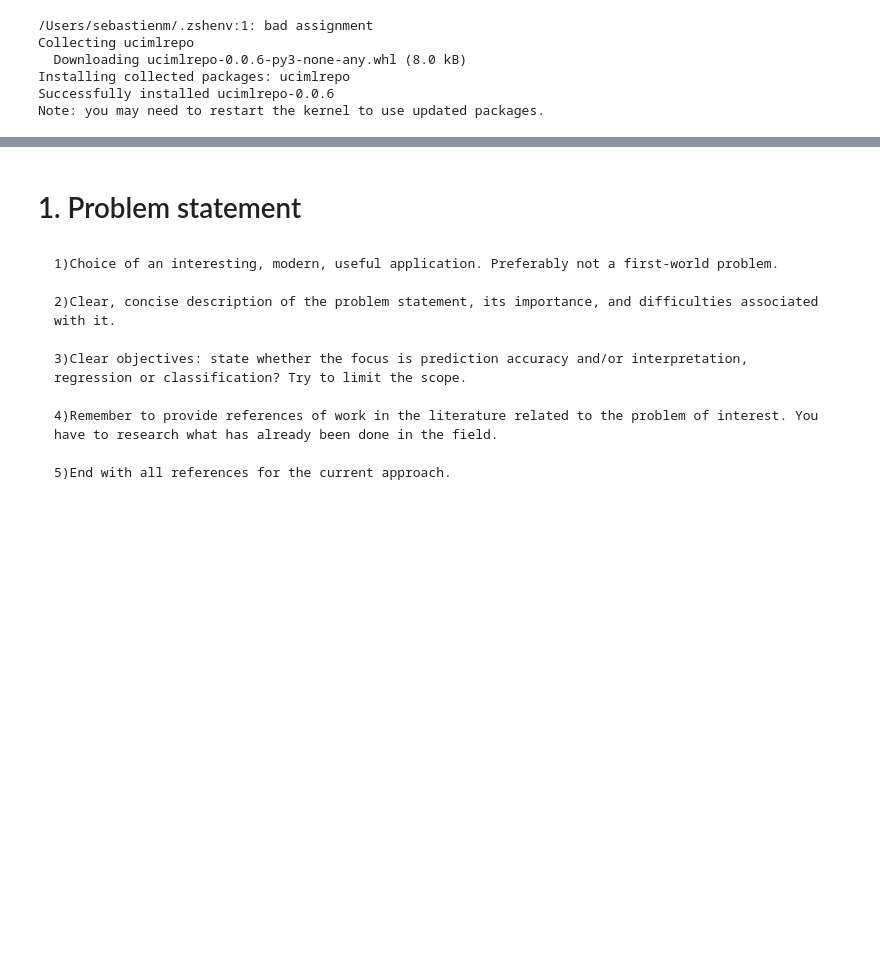
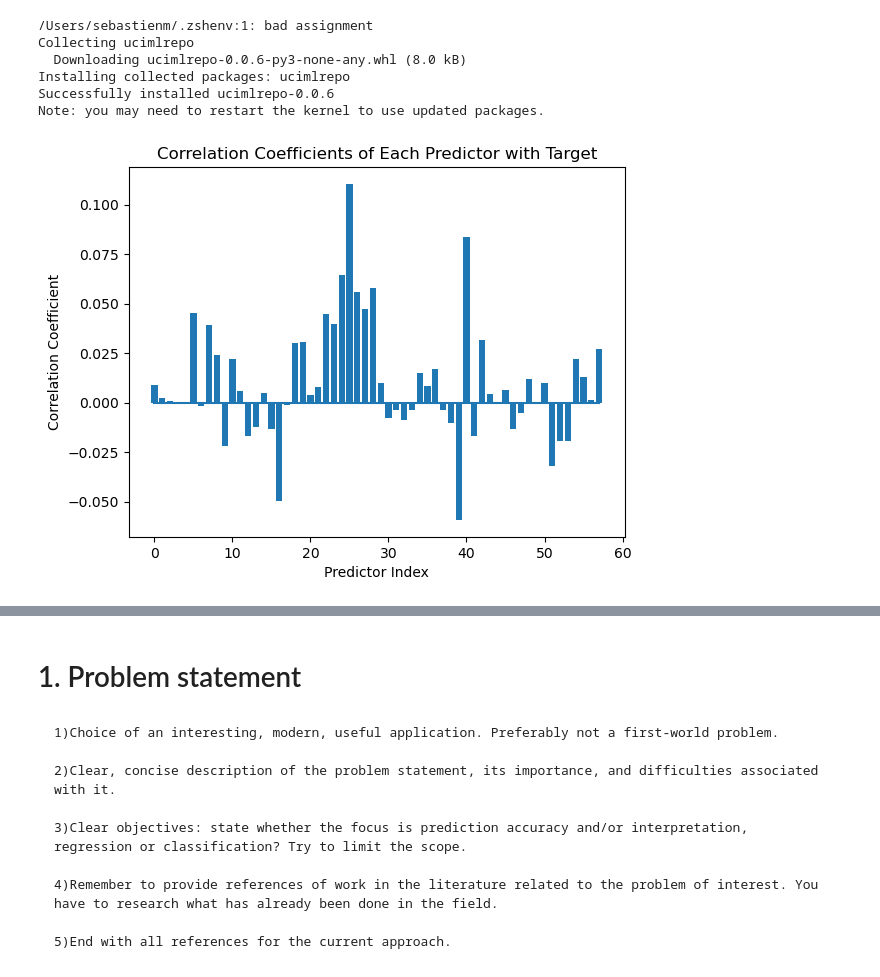
Before and after one commit to SebastienMeniere/Data-Science-A1, a Jupyter notebook: A1_project.ipynb, the cells around one changed output, grey strips where cells are left out. Cells and saved outputs as stored; diff of their text form; code cells hidden in the pictures; blank space fills up the shorter version.

```diff
--- a/A1_project.ipynb
+++ b/A1_project.ipynb
@@ -15,0 +16,30 @@ data =(pd.read_csv("OnlineNewsPopularity/OnlineNewsPopularity.csv"))
+# %%
+#data preprocessing, we have the to remove some columns, and make some changes to the target
+data =(pd.read_csv("OnlineNewsPopularity/OnlineNewsPopularity.csv"))
+df = data.drop(['url'], axis = 1)
+df = df.drop([' timedelta'], axis = 1)
+#timedelta and url are non predictive
+X = df.drop([' shares'], axis = 1)
+y = (df[' shares'])
+y_bins = np.zeros(len(y))
+for i in range(len(y)):
+    if (y[i] >= 1400):
+        y_bins[i] = 1
+# %%
+# now this is a really big data set with a bunch of features
+# we want to get and idea of the correlation between the predictors and the target
+corr_ = np.zeros(len(X.T))
+index = np.zeros(len(X.T))
+for i in range (len(X.T)):
+    cor = np.corrcoef(y, X.iloc[:,i])[1,0]
+    index[i] = i
+    corr_[i] = cor
+# %%
+plt.bar(index, corr_, )
+plt.plot(index, np.zeros(len(X.T)))
+plt.title("Correlation Coefficients of Each Predictor with Target")
+plt.xlabel("Predictor Index")
+plt.ylabel("Correlation Coefficient")
+plt.show()
+# %% [output]
+[figure, added]
```
Also changed, not shown: parts of 20 cells of this notebook, 1 other file.
